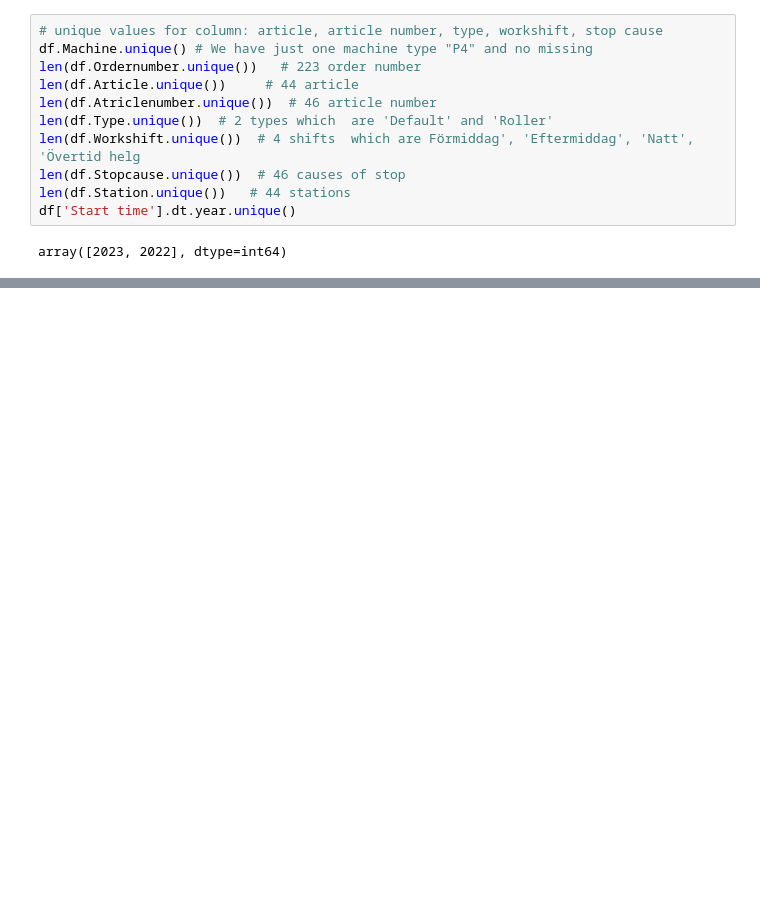
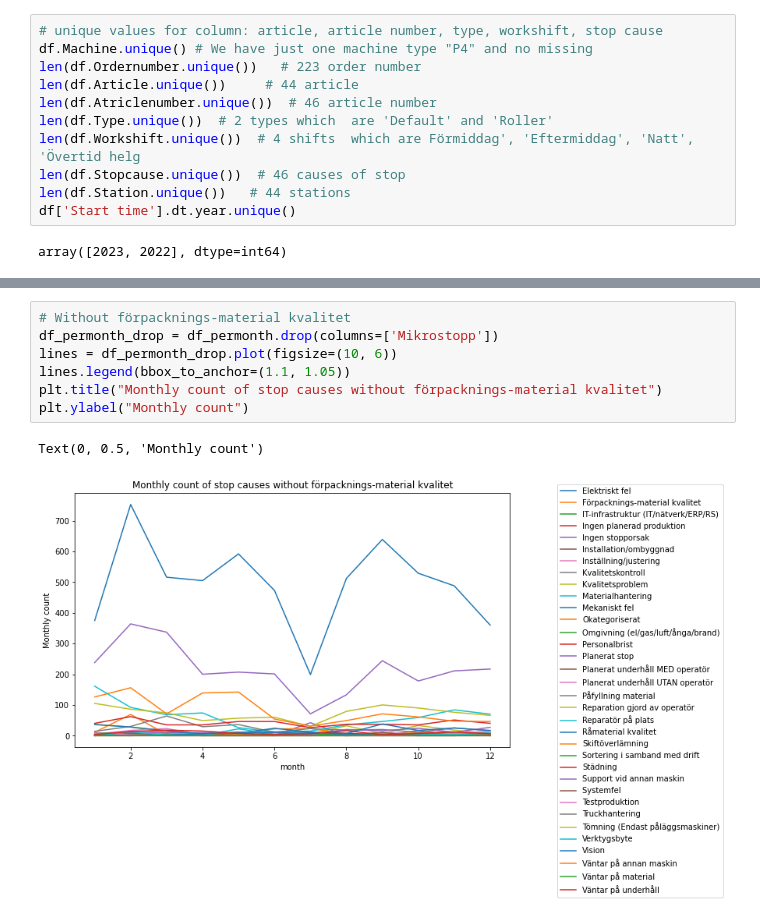
Before and after one commit to mpova/thes, a Jupyter notebook: data_visualization.ipynb, the cells around one changed output, grey strips where cells are left out. Cells and saved outputs as stored; diff of their text form; blank space fills up the shorter version.

```diff
--- a/data_visualization.ipynb
+++ b/data_visualization.ipynb
@@ -148,0 +298,10 @@ df['Stopcause'].value_counts().plot(kind='bar')
+# %%
+# Without förpacknings-material kvalitet
+df_permonth_drop = df_permonth.drop(columns=['Mikrostopp'])
+lines = df_permonth_drop.plot(figsize=(10, 6))
+lines.legend(bbox_to_anchor=(1.1, 1.05))
+plt.title("Monthly count of stop causes without förpacknings-material kvalitet")
+plt.ylabel("Monthly count")
+# %% [output]
+Text(0, 0.5, 'Monthly count')
+[figure, added]
```
Also changed, not shown: parts of 38 cells of this notebook.
